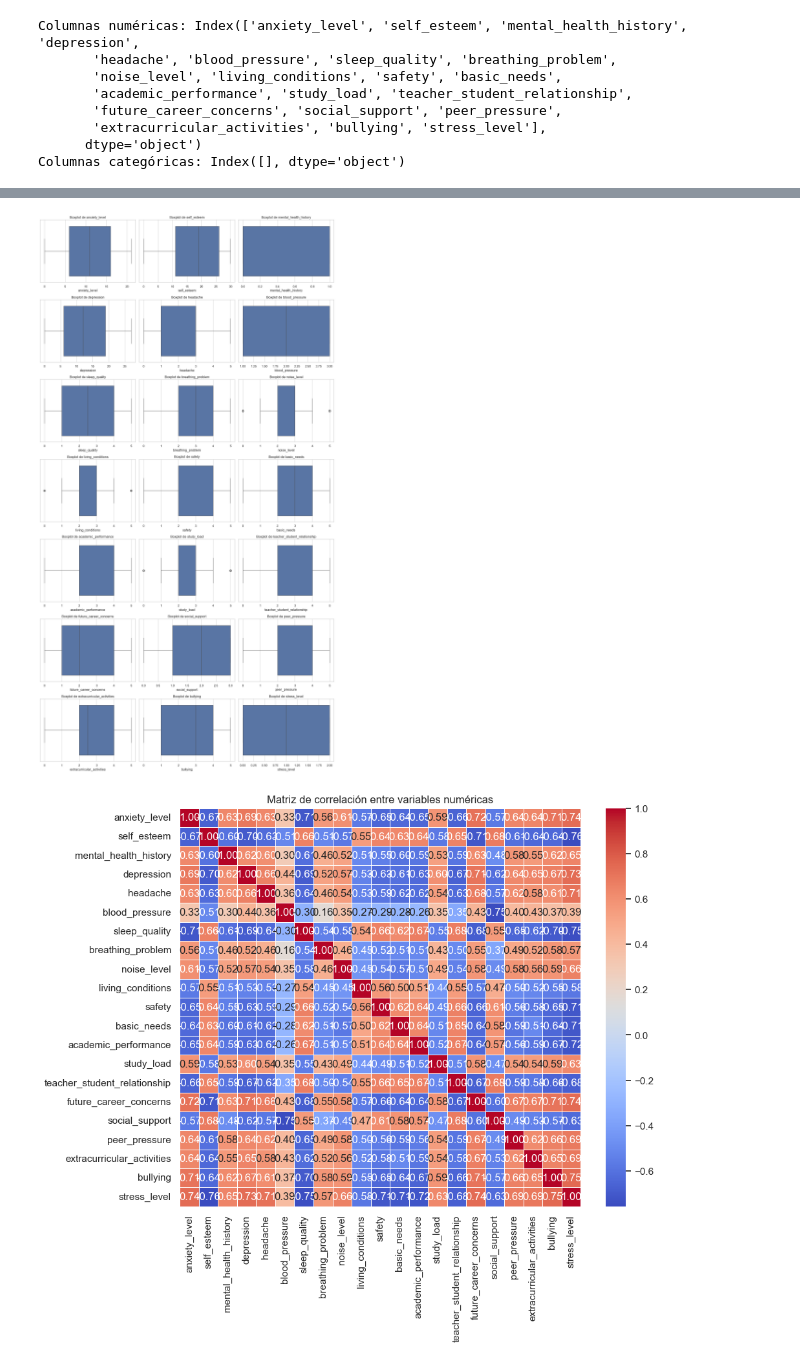
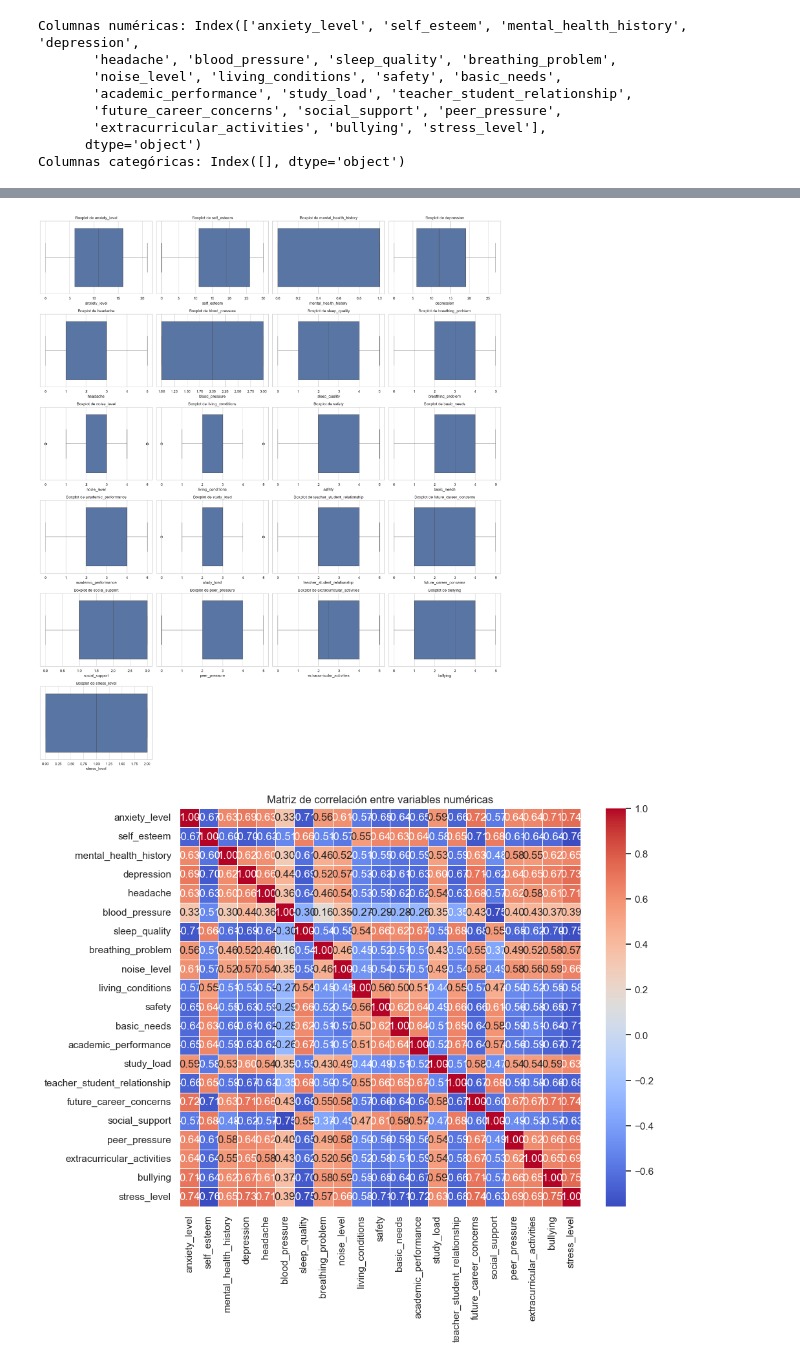
Before and after one commit to JuanLopezAranzazu/proyecto4-ciencia-datos, a Jupyter notebook: notebooks/descriptive_analysis.ipynb, the cells around one changed output, grey strips where cells are left out. Saved outputs shown, nothing was run; the diff lists cells and outputs as text; code cells hidden in the pictures.

```diff
--- a/notebooks/descriptive_analysis.ipynb
+++ b/notebooks/descriptive_analysis.ipynb
@@ -151,7 +151,7 @@ Columnas categóricas: Index([], dtype='object')
 # %%
 # Histograma de las variables numéricas
 num_vars = len(numerical_columns)
-cols = 3  # Número de columnas que deseas
+cols = 4  # Número de columnas que deseas
 rows = math.ceil(num_vars / cols)
 
 plt.figure(figsize=(5 * cols, 4 * rows))
@@ -170,21 +170,21 @@ plt.show()
 # %%
 # Boxplots para detectar outliers
 num_vars = len(numerical_columns)
-cols = 3  # Número de columnas que deseas
+cols = 4  # Número de columnas que deseas
 rows = math.ceil(num_vars / cols)
 
 plt.figure(figsize=(5 * cols, 4 * rows))
 
 for i, column in enumerate(numerical_columns, 1):
     plt.subplot(rows, cols, i)
     sns.boxplot(x=df[column])
     plt.title(f'Boxplot de {column}')
     plt.xlabel(column)
 
 plt.tight_layout()
 plt.show()
 # %% [output]
-[figure, old version]
+[figure, new version]
 # %%
 # Correlación entre variables mediante heatmaps
 
```
Also changed, not shown: parts of 8 cells of this notebook, 3 other files.
